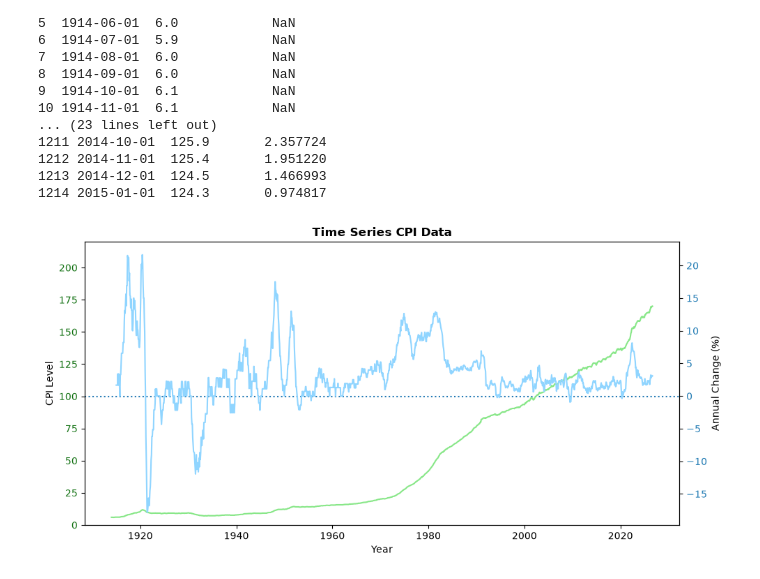
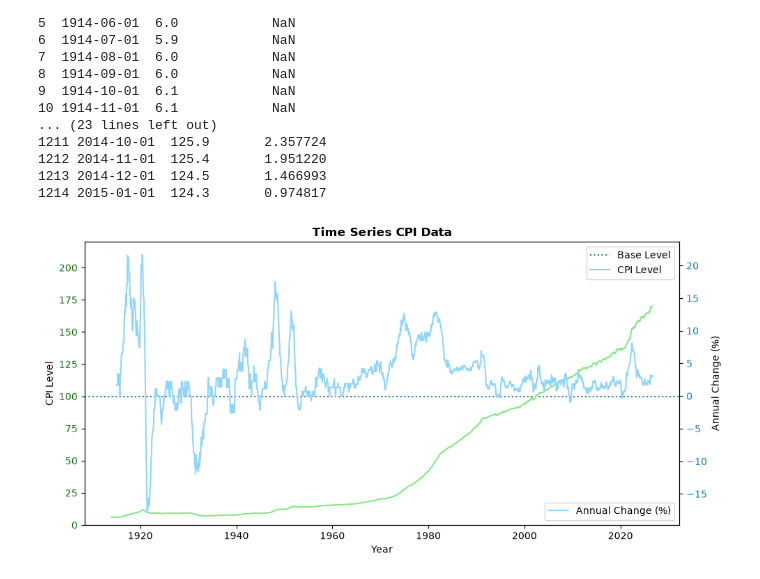
Before and after one commit to erania4/FINE3300-2026-A2, a Jupyter notebook: TimeSeriesCPI.ipynb, the cells around one changed output. Drawn from its saved outputs; the diff is of its cells as text; code cells hidden in the pictures.

Commit message:
Completed Graph Code

```diff
--- a/TimeSeriesCPI.ipynb
+++ b/TimeSeriesCPI.ipynb
@@ -178,31 +134,46 @@ print(cpi_data[1200:1215])
 # %%
 # Using plot documentation, my new annual_change column, and my datetime plot from earlier, I can finally plot the figure:
 
 years = cpi_data['date']
 cpi_level = cpi_data['cpi']
 annual_cpi_change = cpi_data['annual_change']
 
 # Defining y-values and common x-values. Also defining base value.
 
 fig, ax1 = plt.subplots(figsize=(10,5), layout='tight', sharex=True)
+    # Create the main figure on which everything is to be plotted.
 
 ax1.axhline(y=100, ls=':', label='Base Level')
     # Base line at 100 CPI. Dotted using the proper linestyle (ls).
 
 ax1.set_xlabel('Year')
 ax1.set_ylabel('CPI Level')
 ax1.set_ylim(0,220)
     # Adjusted, using trial and error, so that the baseline will be at y=0 for the percentage change y-axis.
 ax1.tick_params(axis='y', labelcolor="#157315")
 ax1.plot(years, cpi_level, c='#88E788', label='CPI Level')
+    # Plotted the first time series line, displaying the CPI level over the years.
+    # Labels, colours and paramters assigned.
 
 ax2 = ax1.twinx()
+    # Used to create the dual axis graph, as the two axes/artist objects share the x-values.
 ax2.set_ylabel('Annual Change (%)')
 ax2.tick_params(axis='y', labelcolor="#1F7AB3")
 ax2.plot(years, annual_cpi_change, c='#90D5FF', label='Annual Change (%)')
+    # Plotting the second line, showing the percent change in CPI level across the years.
+    # Labels, colours and parameters assigned.
 
 
 ax1.set_title('Time Series CPI Data', fontweight='bold')
+    # Assigned title to the figure.
+ax1.legend(loc='upper right')
+ax2.legend(loc='lower right')
+    # Legends provided for each line, separated by axis.
+
+plt.savefig('TimeSeriesCPIData.png')
+    # Saving the graph to my PC.
+
 plt.show()
+    # Plotting the graph.
 # %% [output]
-[figure, old version]
+[figure, new version]
```
Also changed, not shown: parts of 9 cells of this notebook.
